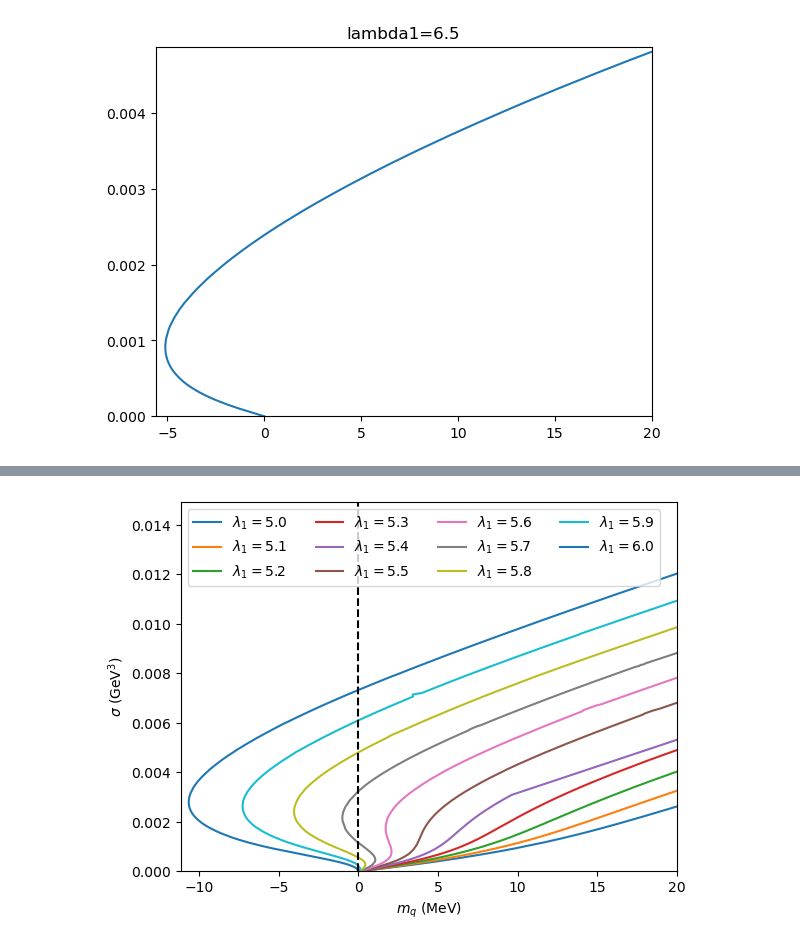
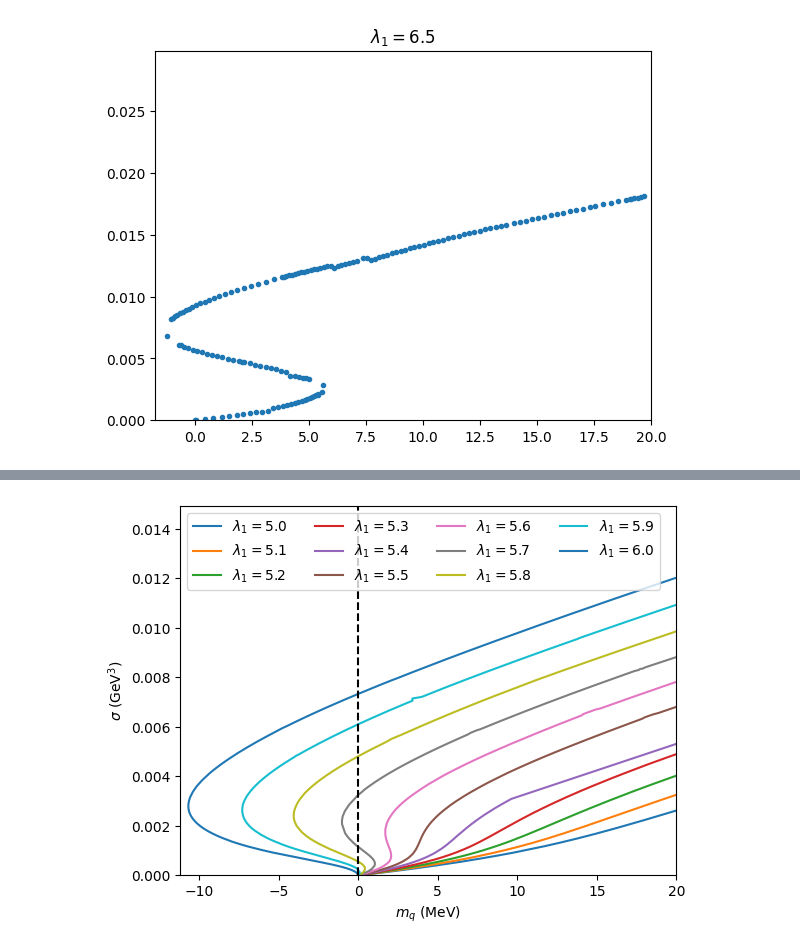
Before and after one commit to seanbartz/DilatonMixingParallel, a Jupyter notebook: Search_by_mass.ipynb, the cells around one changed output, grey strips where cells are left out. Drawn from its saved outputs; the diff is of its cells as text; code cells hidden in the pictures.

```diff
--- a/Search_by_mass.ipynb
+++ b/Search_by_mass.ipynb
@@ -319,23 +321,24 @@ def new_function(lambda1, T, mu, mq_large, ui, uf, d0_lower, d0_upper, numpoints
     # Further processing to get mq_improved and sigma_improved
     _, chis, chips = chiral_solve_IR_parallel(d0_array, lambda1, T, mu, ui, uf, n_jobs=-1)  # Assuming this function exists
 
-    i = 10  # Assuming this index is appropriate for u_int
+    i = 10
     u = np.linspace(ui, uf, len(chips[0]))
     u_int = u[i]
     chi0 = chis[:, i]
     chip0 = chips[:, i]
 
-    # Assuming v3 exists in the context
-    lambda3 = v3  # Assuming this variable is available
+    lambda3 = v3
     zeta = np.sqrt(3) / (2 * np.pi)
-    zh, q = blackness(T, mu)  # Assuming this function exists
+    zh, q = blackness(T, mu)
 
     if lambda3 == 0:
         sigma_improved = zeta * (chip0 * u_int - chi0) / (2 * u_int ** 3 * zh ** 3)
         mq_improved = mq_array
     else:
-        mq_improved = (1 - np.sqrt(1 - 3 * lambda3 * (3 * chi0 - chip0 * u_int))) / (3 * lambda3 * zeta * u_int * zh)
+        mq_improved =(1 - np.sqrt(1 - 3 * lambda3 * (3 * chi0 - chip0 * u_int))) / (3 * lambda3 * zeta * u_int * zh)
         sigma_improved = zeta * (1 - 6 * chi0 * lambda3 + 3 * chip0 * u_int * lambda3 - np.sqrt(1 - 3 * lambda3 * (3 * chi0 - chip0 * u_int))) / (3 * u_int ** 3 * zh ** 3 * lambda3)
+        sigma_approx = zeta/(3*u_int**3*zh**3*lambda3)*(2*chip0*u_int-3/2*chi0)
+        # sigma_improved = sigma_approx
 
     # Run process_mq_target in parallel
     numMass = 100
@@ -361,26 +364,27 @@ def new_function(lambda1, T, mu, mq_large, ui, uf, d0_lower, d0_upper, numpoints
     mq_improved = all_mq_improved[unique_indices]
     sigma_improved = all_sigma_improved[unique_indices]
 
-    return mq_improved, sigma_improved
+    return mq_improved, sigma_improved, final_d0_array
 
 # Note: The function uses variables like v3, chiral_solve_IR_parallel, blackness which should already be defined in your context.
-
-lambda1=6.5
-T=1
-mu=0
-mq_large=20
-ui=1e-4
-uf=1-ui
-d0_lower=70
-d0_upper=88
-
-mq_improved,sigma_improved=new_function(lambda1,T,mu,mq_large,ui,uf,d0_lower,d0_upper,numpoints=100)
-
-plt.plot(mq_improved,sigma_improved/1e9)
-plt.xlim([min(mq_improved)-.5,20])
-#make the ylimits from 0 to the value of sigma improved at approximately mq=20 (there may not be a value of sigma_improved at exactly mq=20)
-plt.ylim([0,sigma_improved[np.where(mq_improved>20)[0][0]]/1e9])
-plt.title('lambda1='+str(lambda1))
-plt.show()
-# %% [output]
-[figure, removed]
+# %%
+lambda1=6.5
+T=120
+mu=0
+mq_large=20
+ui=1e-2
+uf=1-ui
+d0_lower=0
+d0_upper=10
+
+mq_improved,sigma_improved, d0_array=new_function(lambda1,T,mu,mq_large,ui,uf,d0_lower,d0_upper,numpoints=100)
+
+plt.plot(mq_improved,sigma_improved/1e9,'.')
+plt.xlim([min(mq_improved)-.5,20])
+#make the ylimits from 0 to the value of sigma improved at approximately mq=20 (there may not be a value of sigma_improved at exactly mq=20)
+plt.ylim([0,sigma_improved[np.where(mq_improved>20)[0][0]]/1e9])
+# plt.ylim([0,np.max(sigma_improved)/1e9])
+plt.title('$\lambda_1=$'+str(lambda1))
+plt.show()
+# %% [output]
+[figure, added]
```
Also changed, not shown: parts of 12 cells of this notebook, 8 other files.
